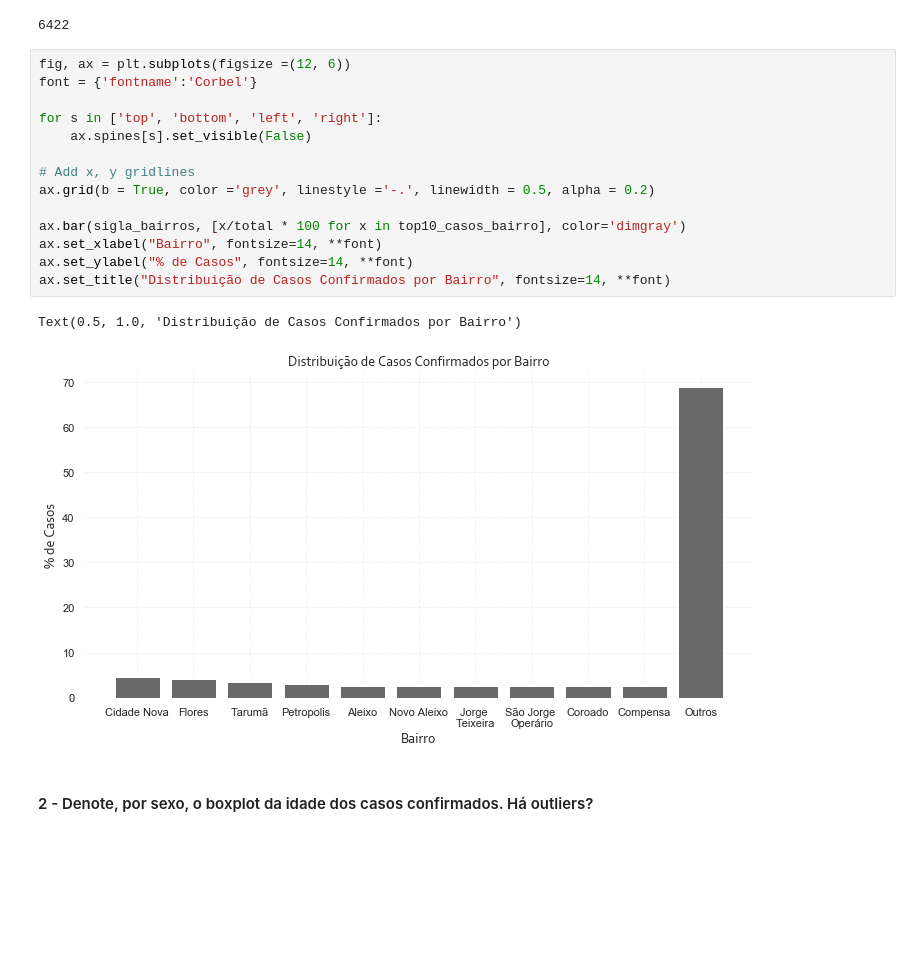
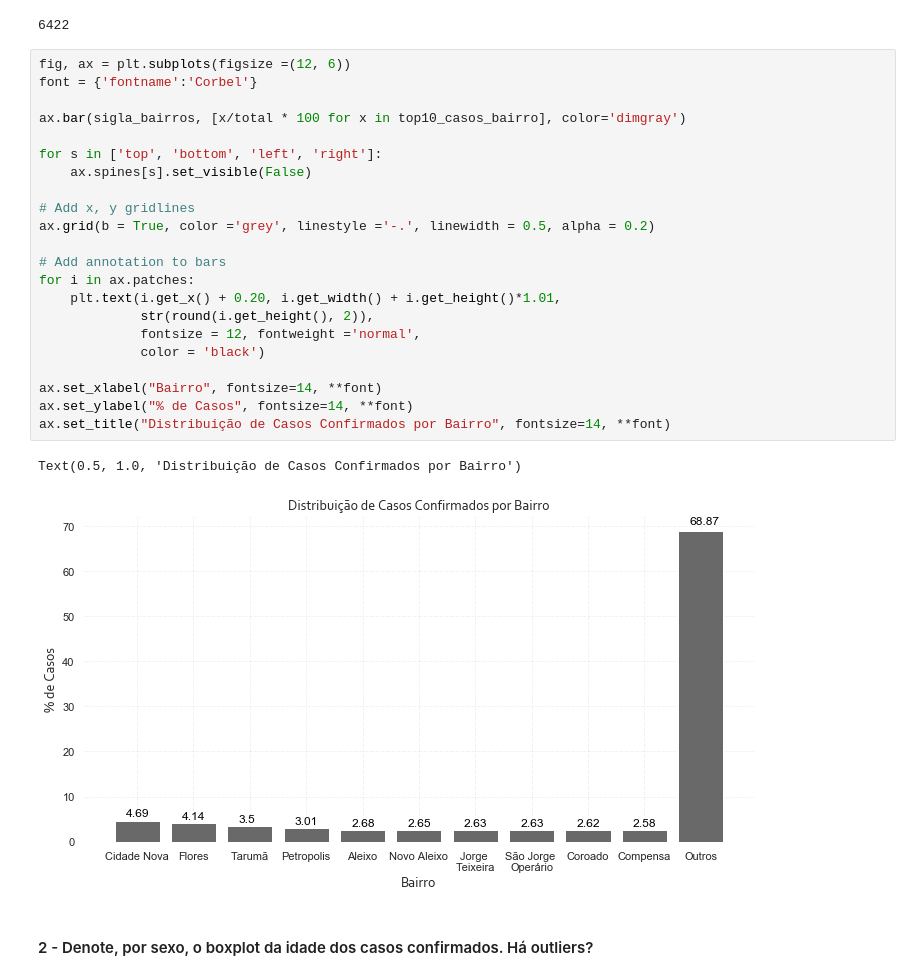
Before and after one commit to jvmdo/rna-pp1-2020, a Jupyter notebook: Código/PP1_redesneurais.ipynb, the cells around one changed output. Saved outputs shown, nothing was run; the diff lists cells and outputs as text; blank space fills up the shorter version.

Commit message:
adicionado text no grafico 1
adicionado valor de cada barra no grafico da primeira atividade de visualizacao

```diff
--- a/Código/PP1_redesneurais.ipynb
+++ b/Código/PP1_redesneurais.ipynb
@@ -296,20 +296,28 @@ print(total)
 # %%
 fig, ax = plt.subplots(figsize =(12, 6))
 font = {'fontname':'Corbel'}
+
+ax.bar(sigla_bairros, [x/total * 100 for x in top10_casos_bairro], color='dimgray')
 
 for s in ['top', 'bottom', 'left', 'right']:
     ax.spines[s].set_visible(False)
 
 # Add x, y gridlines
 ax.grid(b = True, color ='grey', linestyle ='-.', linewidth = 0.5, alpha = 0.2)
 
-ax.bar(sigla_bairros, [x/total * 100 for x in top10_casos_bairro], color='dimgray')
+# Add annotation to bars
+for i in ax.patches:
+    plt.text(i.get_x() + 0.20, i.get_width() + i.get_height()*1.01,
+             str(round(i.get_height(), 2)),
+             fontsize = 12, fontweight ='normal',
+             color = 'black')
+
 ax.set_xlabel("Bairro", fontsize=14, **font)
 ax.set_ylabel("% de Casos", fontsize=14, **font)
 ax.set_title("Distribuição de Casos Confirmados por Bairro", fontsize=14, **font)
 # %% [output]
 Text(0.5, 1.0, 'Distribuição de Casos Confirmados por Bairro')
-[figure, old version]
+[figure, new version]
 # %% [markdown]
 #### 2 - Denote, por sexo, o boxplot da idade dos casos confirmados. Há outliers?
 # %%
```
Also changed, not shown: parts of 2 cells of this notebook.
